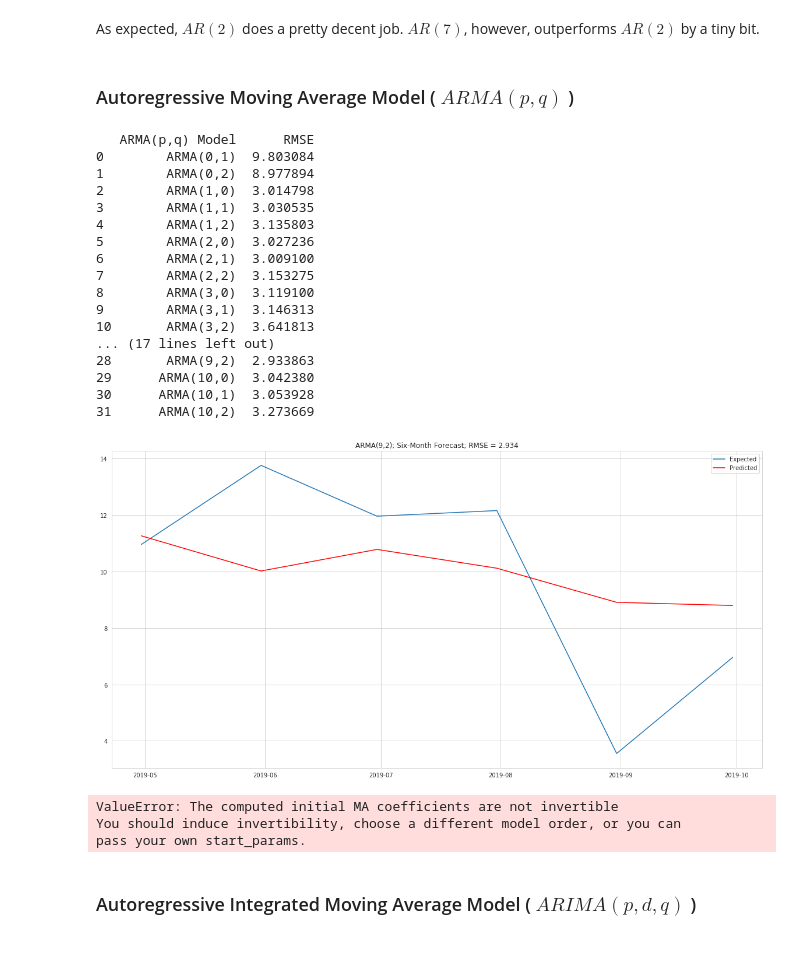
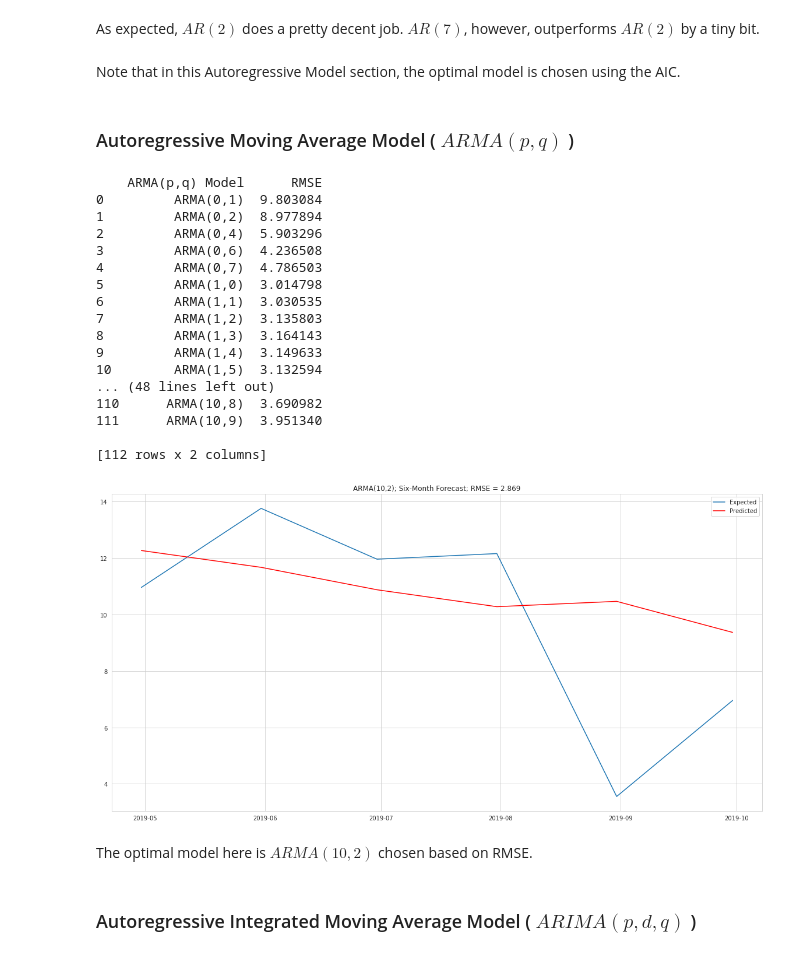
Before and after one commit to nt-ds/ckt-time-series-analysis, a Jupyter notebook: notebooks/Consumer Sentiment - Time Series Analysis.ipynb, the cells around one changed output. Saved outputs shown, nothing was run; the diff lists cells and outputs as text; code cells hidden in the pictures.

Commit message:
Updated ARMA and added ARIMA

```diff
--- a/notebooks/Consumer Sentiment - Time Series Analysis.ipynb
+++ b/notebooks/Consumer Sentiment - Time Series Analysis.ipynb
@@ -346,34 +346,32 @@ get_stats.Stats.AR_model(df_dm, maxlag=3)
 [figure]
 # %% [markdown]
 As expected, $AR(2)$ does a pretty decent job. $AR(7)$, however, outperforms $AR(2)$ by a tiny bit.
+# %% [markdown]
+Note that in this Autoregressive Model section, the optimal model is chosen using the AIC.
 # %% [markdown]
 ### Autoregressive Moving Average Model ( $ARMA(p,q)$ )
 # %%
-get_stats.Stats.ARMA_model(df_dm, maxp=10, maxq=2)
+get_stats.Stats.ARMA_model(df_dm, maxp=10, maxq=10)
 # %% [output]
-   ARMA(p,q) Model      RMSE
-0        ARMA(0,1)  9.803084
-1        ARMA(0,2)  8.977894
-2        ARMA(1,0)  3.014798
-3        ARMA(1,1)  3.030535
-4        ARMA(1,2)  3.135803
-5        ARMA(2,0)  3.027236
-6        ARMA(2,1)  3.009100
-7        ARMA(2,2)  3.153275
-8        ARMA(3,0)  3.119100
-9        ARMA(3,1)  3.146313
-10       ARMA(3,2)  3.641813
-... (17 lines left out)
-28       ARMA(9,2)  2.933863
-29      ARMA(10,0)  3.042380
-30      ARMA(10,1)  3.053928
-31      ARMA(10,2)  3.273669
+    ARMA(p,q) Model      RMSE
+0         ARMA(0,1)  9.803084
+1         ARMA(0,2)  8.977894
+2         ARMA(0,4)  5.903296
+3         ARMA(0,6)  4.236508
+4         ARMA(0,7)  4.786503
+5         ARMA(1,0)  3.014798
+6         ARMA(1,1)  3.030535
+7         ARMA(1,2)  3.135803
+8         ARMA(1,3)  3.164143
+9         ARMA(1,4)  3.149633
+10        ARMA(1,5)  3.132594
+... (48 lines left out)
+110      ARMA(10,8)  3.690982
+111      ARMA(10,9)  3.951340
+
+[112 rows x 2 columns]
-[figure, old version]
+[figure, new version]
-# %%
-get_stats.Stats.ARMA_model(df_dm, maxp=10, maxq=3)
-# %% [output]
-ValueError: The computed initial MA coefficients are not invertible
-You should induce invertibility, choose a different model order, or you can
-pass your own start_params.
+# %% [markdown]
+The optimal model here is $ARMA(10,2)$ chosen based on RMSE.
 # %% [markdown]
 ### Autoregressive Integrated Moving Average Model ( $ARIMA(p,d,q)$ )
```
Also changed, not shown: parts of 3 cells of this notebook.
